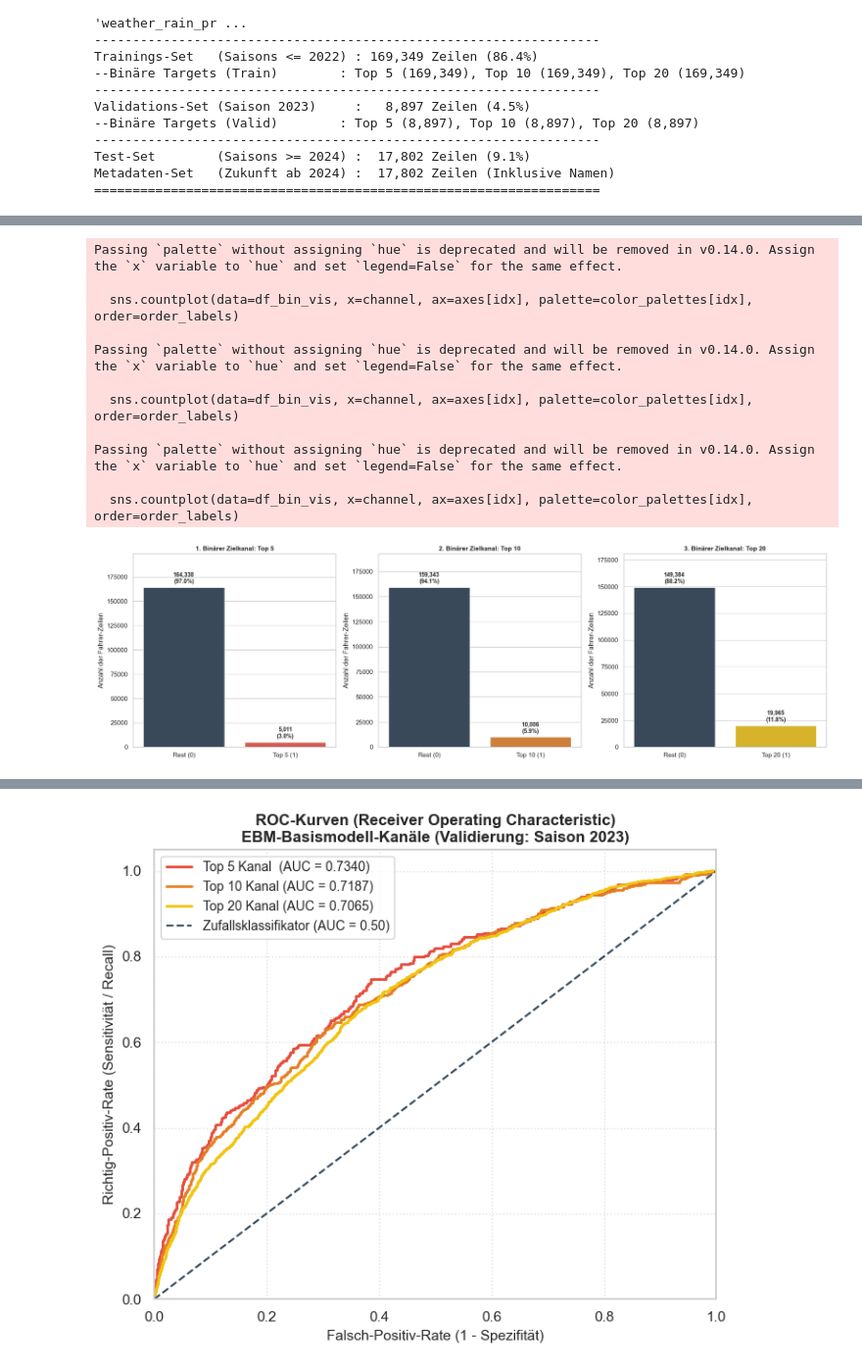
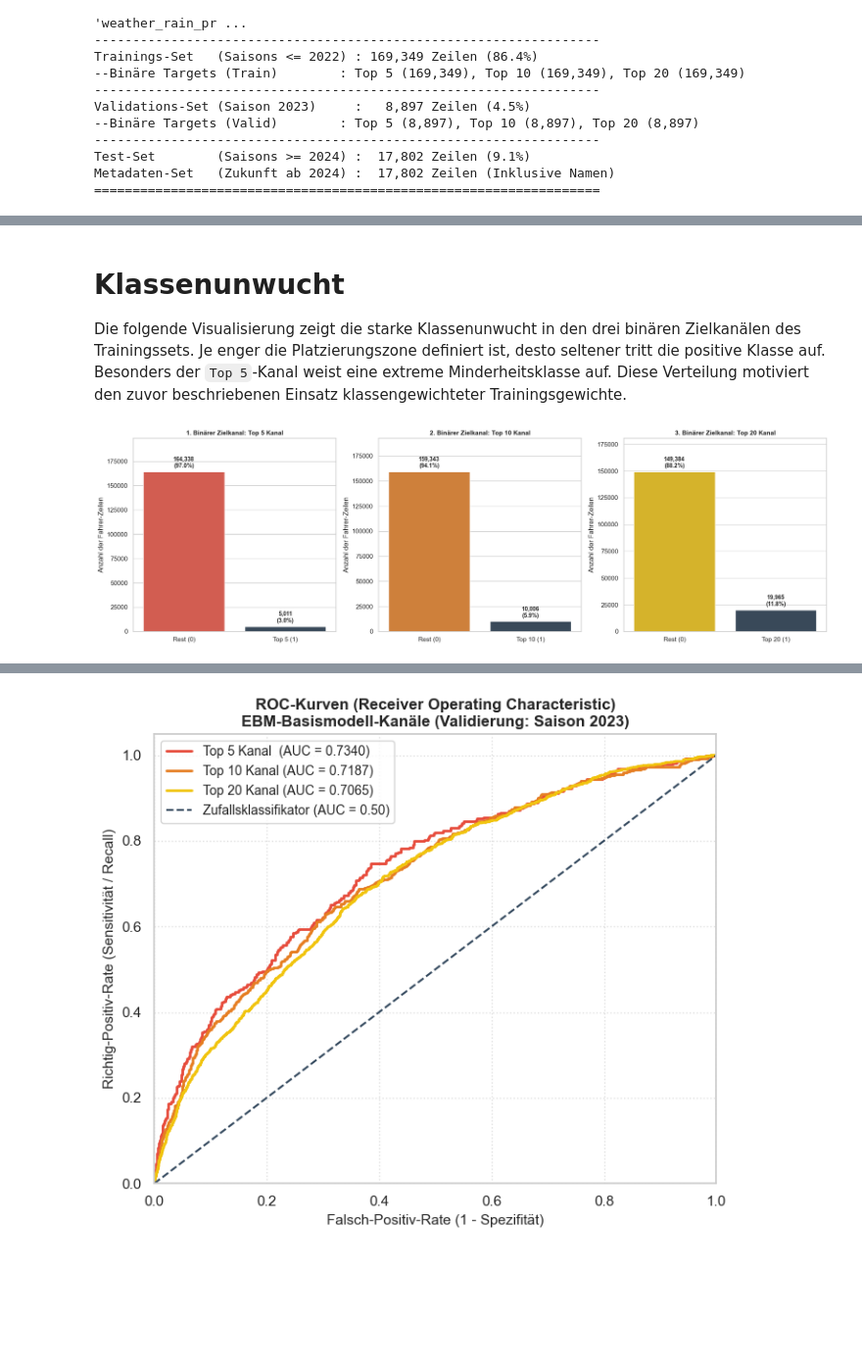
Before and after one commit to LPI24/GADA-Group3-Cycling-Stage-Prediction, a Jupyter notebook: src/Notebooks/10-01-02_EBM_classif.ipynb, the cells around one changed output, grey strips where cells are left out. Shown at 98% size. Cells and saved outputs as stored; diff of their text form; code cells hidden in the pictures; blank space fills up the shorter version.

```diff
--- a/src/Notebooks/10-01-02_EBM_classif.ipynb
+++ b/src/Notebooks/10-01-02_EBM_classif.ipynb
@@ -151,78 +189,93 @@ $$L_{\text{gesamt, gewichtet}} = \frac{\sum w_i \cdot L_i}{\sum w_i} \quad \text
+# %% [markdown]
+# Klassenunwucht
+Die folgende Visualisierung zeigt die starke Klassenunwucht in den drei binären Zielkanälen des Trainingssets. Je enger die Platzierungszone definiert ist, desto seltener tritt die positive Klasse auf. Besonders der `Top 5`-Kanal weist eine extreme Minderheitsklasse auf. Diese Verteilung motiviert den zuvor beschriebenen Einsatz klassengewichteter Trainingsgewichte.
 # %%
-#Visualisierung der Binären Target Verteilung
 chart_path = '../../data/charts'
 os.makedirs(chart_path, exist_ok=True)
 
-# Wir erstellen ein temporäres DataFrame für die Visualisierung der Test- bzw. Trainingsdaten
+# Temporäres DataFrame für die Visualisierung der binären Zielverteilungen
+# Jede Spalte repräsentiert einen Frank-&-Hall-Schwellenwertkanal.
 df_bin_vis = pd.DataFrame({
     'Top 5 Kanal': y_top5_train.map({1: 'Top 5 (1)', 0: 'Rest (0)'}),
     'Top 10 Kanal': y_top10_train.map({1: 'Top 10 (1)', 0: 'Rest (0)'}),
     'Top 20 Kanal': y_top20_train.map({1: 'Top 20 (1)', 0: 'Rest (0)'})
 })
 
-# Plot-Bereich definieren (1 Reihe, 3 Spalten für die 3 binären Kanäle)
+# Plot-Bereich definieren: eine Zeile mit drei Teilplots
 fig, axes = plt.subplots(1, 3, figsize=(18, 5.5))
 sns.set_theme(style="whitegrid")
 
-# Definition der Kanäle und der spezifischen Farben (Rot für Positiv, Dunkelgrau für Negativ)
 channels = ['Top 5 Kanal', 'Top 10 Kanal', 'Top 20 Kanal']
+
 color_palettes = [
-    ['#34495e', '#e74c3c'],  # Top 5: Grau vs Rot
-    ['#34495e', '#e67e22'],  # Top 10: Grau vs Orange
-    ['#34495e', '#f1c40f']   # Top 20: Grau vs Gelb
+    ['#34495e', '#e74c3c'],  # Top 5: Rest vs positive Klasse
+    ['#34495e', '#e67e22'],  # Top 10: Rest vs positive Klasse
+    ['#34495e', '#f1c40f']   # Top 20: Rest vs positive Klasse
 ]
 
 for idx, channel in enumerate(channels):
-    # Sortierung festlegen: 'Rest (0)' zuerst, dann die positive Klasse (1)
-    order_labels = [c for c in df_bin_vis[channel].unique() if '(0)' in c] + \
-                   [c for c in df_bin_vis[channel].unique() if '(1)' in c]
 
-    # Binären Countplot zeichnen
-    sns.countplot(data=df_bin_vis, x=channel, ax=axes[idx], palette=color_palettes[idx], order=order_labels)
+    # Sortierung: Restklasse zuerst, positive Klasse danach
+    order_labels = [
+        label for label in df_bin_vis[channel].unique() if '(0)' in label
+    ] + [
+        label for label in df_bin_vis[channel].unique() if '(1)' in label
+    ]
 
-    # Akademische Titel vergeben
-    axes[idx].set_title(f'{idx+1}. Binärer Zielkanal: {channel.split()[0]} {channel.split()[1]}', fontsize=11, fontweight='bold')
+    # Countplot für den jeweiligen binären Zielkanal
+    # hue=channel verhindert die Seaborn-Warnung bei palette.
+    sns.countplot(
+        data=df_bin_vis,
+        x=channel,
+        hue=channel,
+        ax=axes[idx],
+        palette=color_palettes[idx],
+        order=order_labels,
+        legend=False
+    )
+
+    axes[idx].set_title(
+        f'{idx + 1}. Binärer Zielkanal: {channel}',
+        fontsize=11,
+        fontweight='bold'
+    )
+
     axes[idx].set_ylabel('Anzahl der Fahrer-Zeilen')
     axes[idx].set_xlabel('')
 
-    # Absolutwerte und Prozentzahlen direkt über den Balken einzeichnen
+    # Absolutwerte und Prozentanteile über den Balken anzeigen
     counts_dict = df_bin_vis[channel].value_counts()
     total_samples = len(df_bin_vis)
 
     for label_idx, label_name in enumerate(order_labels):
         height = counts_dict[label_name]
         percentage = f'{100 * height / total_samples:.1f}%'
+
         axes[idx].annotate(
             f"{height:,d}\n({percentage})",
             (label_idx, height),
             ha='center',
             va='bottom',
             fontweight='bold',
             fontsize=10,
             xytext=(0, 5),
             textcoords='offset points'
         )
 
-    # Y-Achsen-Limit leicht erhöhen für sauberen Textplatz
+    # Mehr Platz für Beschriftungen oberhalb der Balken
     axes[idx].set_ylim(0, axes[idx].get_ylim()[1] * 1.15)
 
-# Layout optimieren, speichern und anzeigen
 plt.tight_layout()
-plt.savefig(os.path.join(chart_path, '10-01-02_01_binary_channels_distribution.png'), dpi=300, bbox_inches='tight')
+
+plt.savefig(
+    os.path.join(chart_path, '10-01-02_01_binary_channels_distribution.png'),
+    dpi=300,
+    bbox_inches='tight'
+)
+
 plt.show()
 # %% [output]
-Passing `palette` without assigning `hue` is deprecated and will be removed in v0.14.0. Assign the `x` variable to `hue` and set `legend=False` for the same effect.
-
-  sns.countplot(data=df_bin_vis, x=channel, ax=axes[idx], palette=color_palettes[idx], order=order_labels)
-
-Passing `palette` without assigning `hue` is deprecated and will be removed in v0.14.0. Assign the `x` variable to `hue` and set `legend=False` for the same effect.
-
-  sns.countplot(data=df_bin_vis, x=channel, ax=axes[idx], palette=color_palettes[idx], order=order_labels)
-
-Passing `palette` without assigning `hue` is deprecated and will be removed in v0.14.0. Assign the `x` variable to `hue` and set `legend=False` for the same effect.
-
-  sns.countplot(data=df_bin_vis, x=channel, ax=axes[idx], palette=color_palettes[idx], order=order_labels)
-[figure, old version]
+[figure, new version]
 # %% [markdown]
 # Erstellung des Basismodells
 
```
Also changed, not shown: parts of 24 cells of this notebook, 7 other files.
